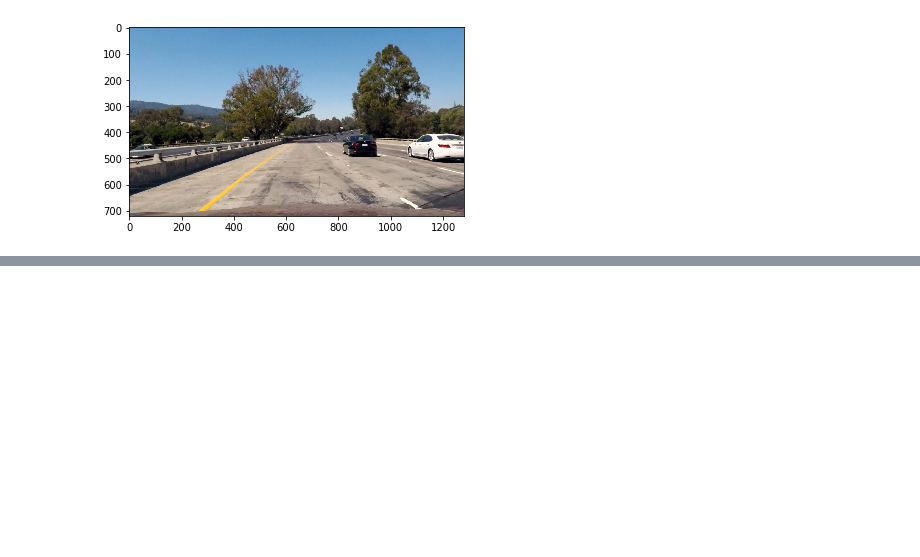
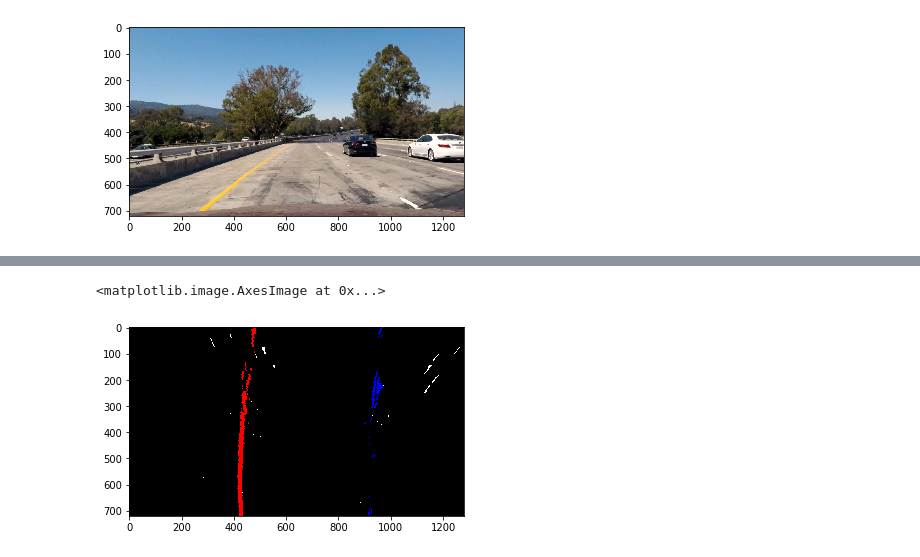
Before and after one commit to AravindaDP/CarND-Advanced-Lane-Lines, a Jupyter notebook: project.ipynb, the cells around one changed output, grey strips where cells are left out. Cells and saved outputs as stored; diff of their text form; code cells hidden in the pictures; blank space fills up the shorter version.

```diff
--- a/project.ipynb
+++ b/project.ipynb
@@ -101,0 +446,21 @@ plt.imshow(dst_img)
+# %%
+tracker_params = {}
+tracker_params['window_width']=40
+tracker_params['window_height']=80
+tracker_params['margin']=40
+tracker_params['ym_per_pix']=25/720
+tracker_params['xm_per_pix']=3.7/(dst[2][0]-dst[1][0])
+
+# Set up the overall class to do all the tracking
+curve_centers = LineTracker(window_width = tracker_params['window_width'], window_height = tracker_params['window_height'], margin = tracker_params['margin'], ym = tracker_params['ym_per_pix'], xm = tracker_params['xm_per_pix'])
+left_line, right_line = curve_centers.find_lane_pixels(warped)
+
+# Create an output image to draw on and  visualize the result
+out_img = np.dstack((warped, warped, warped))
+
+out_img[left_line.ally, left_line.allx] = [255, 0, 0]
+out_img[right_line.ally, right_line.allx] = [0, 0, 255]
+plt.imshow(out_img)
+# %% [output]
+<matplotlib.image.AxesImage at 0x...>
+[figure, added]
```
Also changed, not shown: parts of 15 cells of this notebook, 8 other files.
